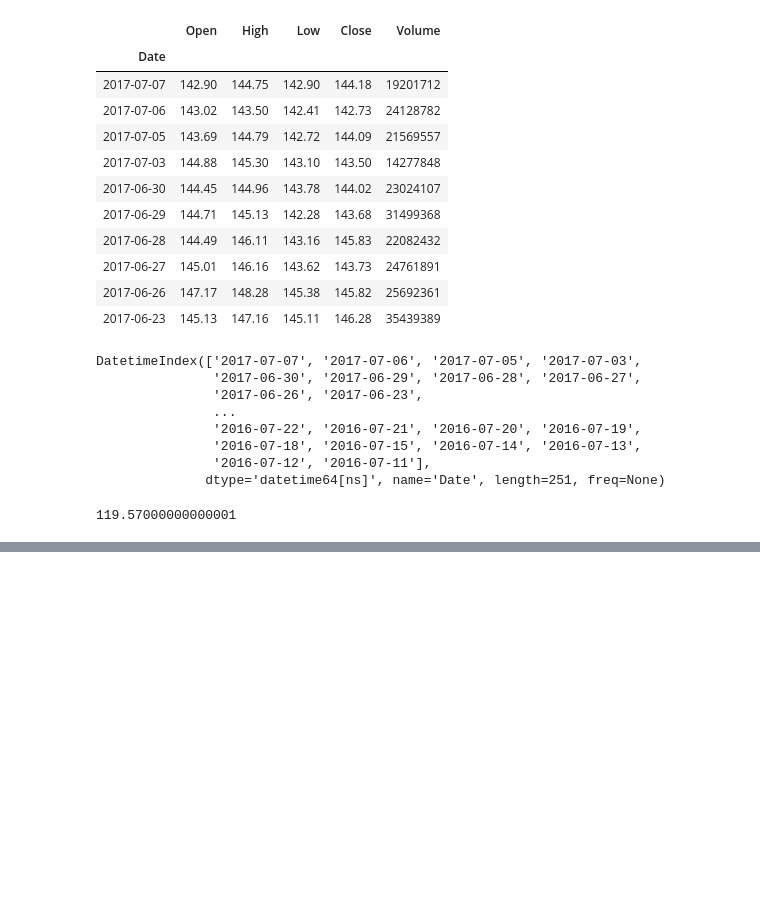
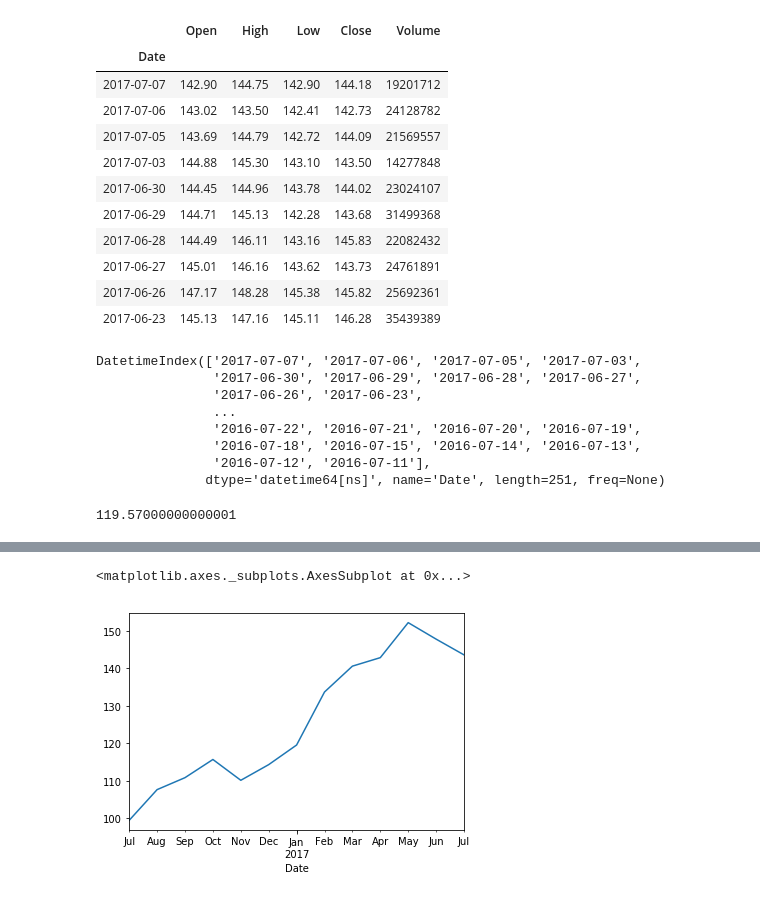
Before and after one commit to PARTHAVPATEL28/TimeSeriesAnalysis, a Jupyter notebook: Untitled.ipynb, the cells around one changed output, grey strips where cells are left out. Saved outputs shown, nothing was run; the diff lists cells and outputs as text; code cells hidden in the pictures; blank space fills up the shorter version.

```diff
--- a/Untitled.ipynb
+++ b/Untitled.ipynb
@@ -36,0 +69,7 @@ df[""]
+# %%
+#Plotting the above data using matplotlib
+%matplotlib inline
+df.Close.resample('M').mean().plot()
+# %% [output]
+<matplotlib.axes._subplots.AxesSubplot at 0x...>
+[figure, added]
```
Also changed, not shown: parts of 5 cells of this notebook.
